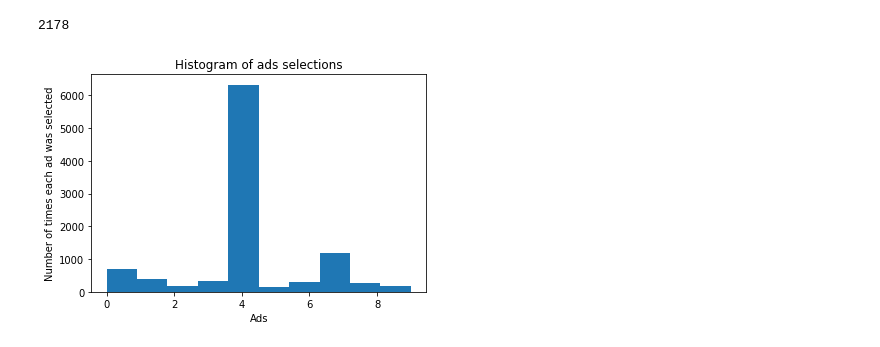
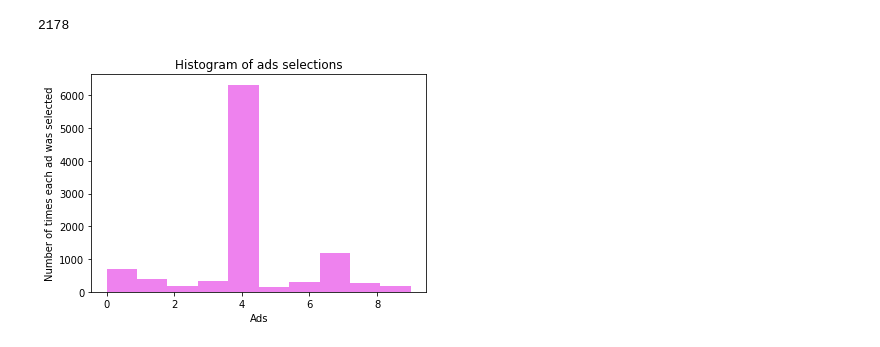
Before and after one commit to mohan-mj/Reinforcement-UCB, a Jupyter notebook: Upper_Confidence_Bound.ipynb, the cells around one changed output. Saved outputs shown, nothing was run; the diff lists cells and outputs as text; code cells hidden in the pictures.

```diff
--- a/Upper_Confidence_Bound.ipynb
+++ b/Upper_Confidence_Bound.ipynb
@@ -16,3 +21,13 @@ dataset.head()
 | 2 | 0 | 0 | 0 | 0 | 0 | 0 | 0 | 0 | 0 | 0 |
 | 3 | 0 | 1 | 0 | 0 | 0 | 0 | 0 | 1 | 0 | 0 |
 | 4 | 0 | 0 | 0 | 0 | 0 | 0 | 0 | 0 | 0 | 0 |
+# %%
+reward_sum=[]
+for i in range(0,10):
+    reward_sum.append(dataset.iloc[:,i].sum())
+
+plt.bar(x=list(range(10)), height = reward_sum)
+plt.title('Bar Chart')
+plt.xlabel('Ads')
+plt.ylabel('Reward Sum')
+plt.show()
@@ -81,10 +99,10 @@ total_reward
 2178
 # %%
 # Visualising the results
-plt.hist(ads_selected)
+plt.hist(ads_selected, color='violet')
 plt.title('Histogram of ads selections')
 plt.xlabel('Ads')
 plt.ylabel('Number of times each ad was selected')
 plt.show()
 # %% [output]
-[figure, old version]
+[figure, new version]
```
Also changed, not shown: parts of 9 cells of this notebook.
